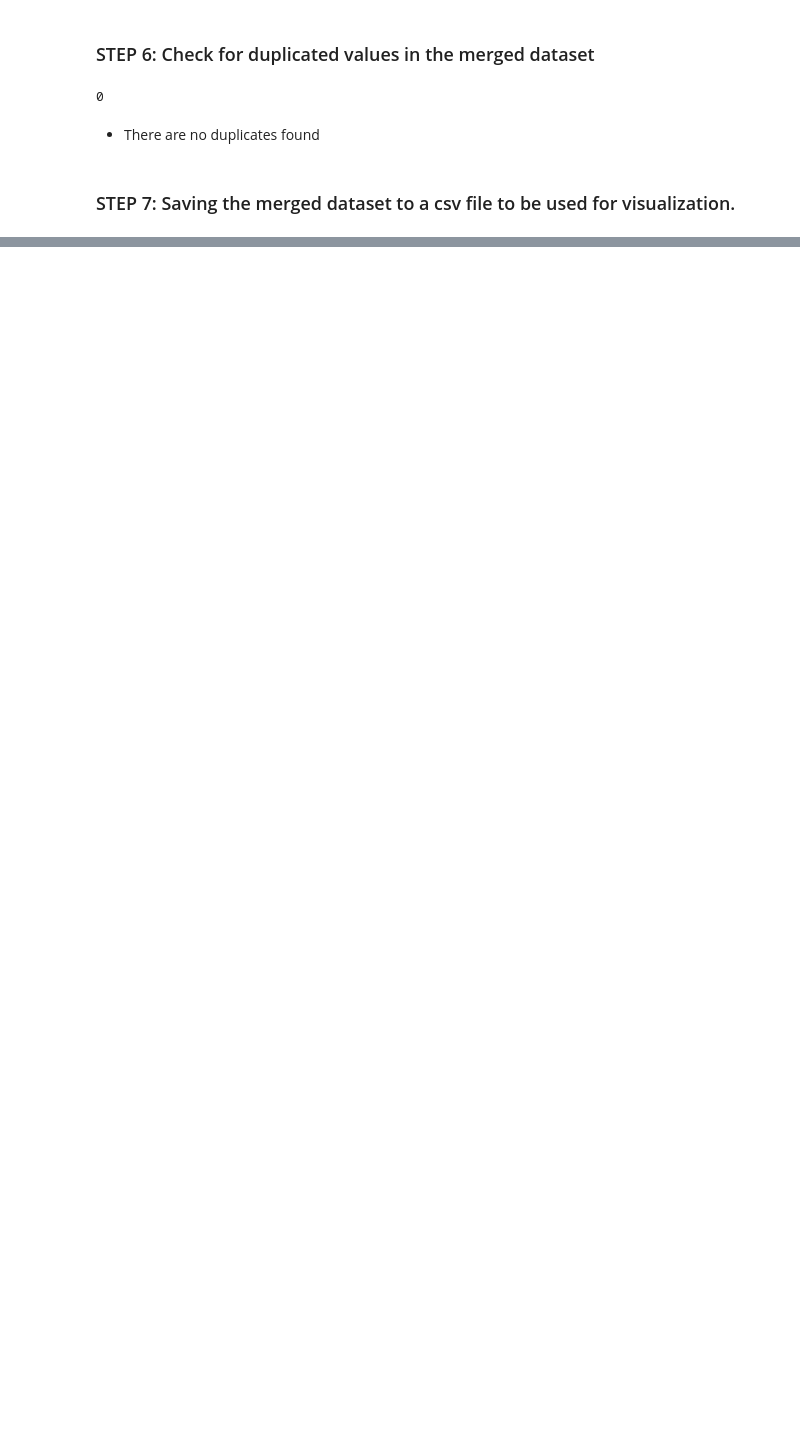
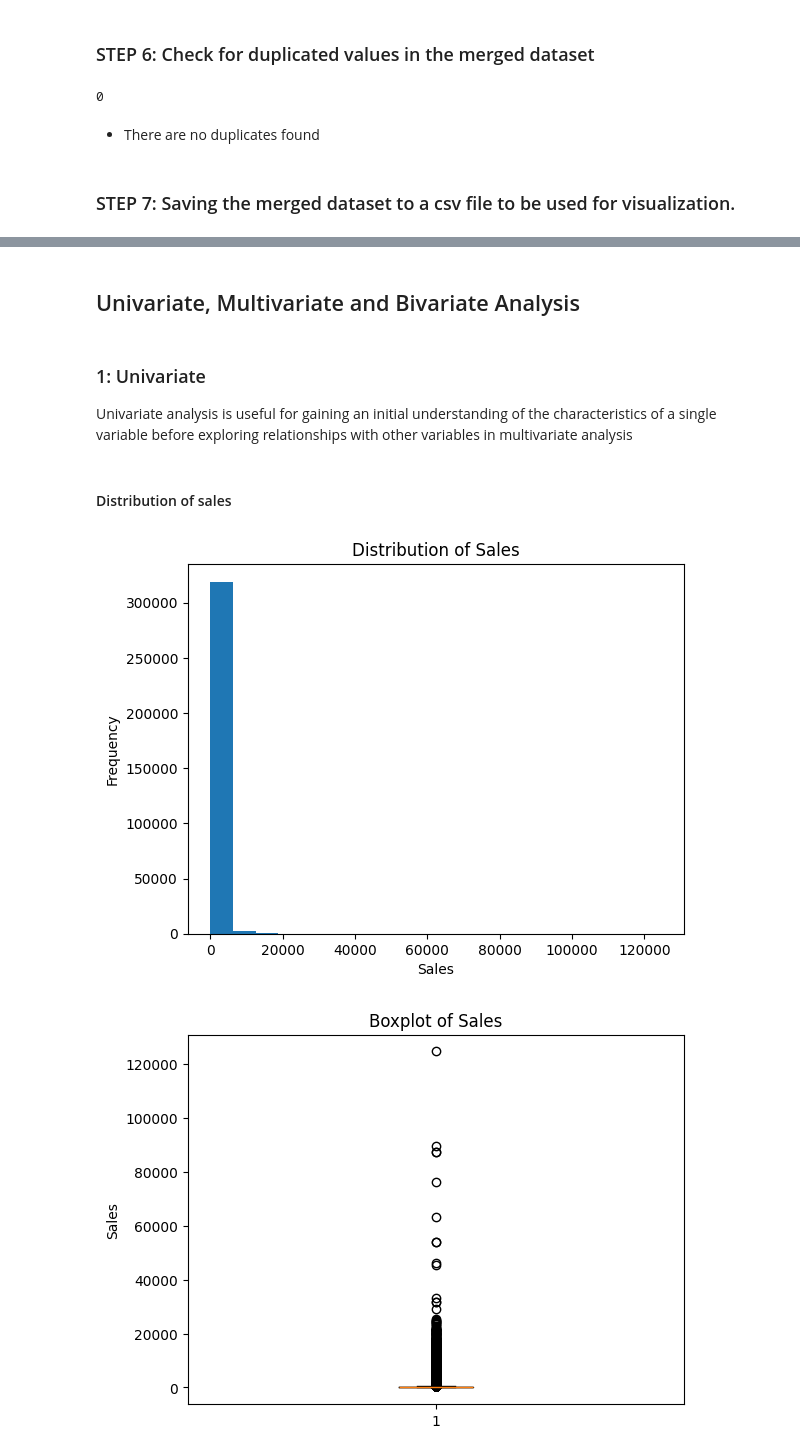
Before and after one commit to analystdee/LP3-Reggression-project, a Jupyter notebook: file.ipynb, the cells around one changed output, grey strips where cells are left out. Saved outputs shown, nothing was run; the diff lists cells and outputs as text; code cells hidden in the pictures; blank space fills up the shorter version.

```diff
--- a/file.ipynb
+++ b/file.ipynb
@@ -513,3 +540,26 @@ merged_data.head()
 | 2 | 73064 | 2013-02-11 | 1 | BEAUTY | 0.0 | 0 | Quito | Pichincha | D | 13 | ... |
 | 3 | 73065 | 2013-02-11 | 1 | BEVERAGES | 172.0 | 0 | Quito | Pichincha | D | 13 | ... |
 | 4 | 73066 | 2013-02-11 | 1 | BOOKS | 0.0 | 0 | Quito | Pichincha | D | 13 | ... |
+# %% [markdown]
+## Univariate, Multivariate and Bivariate Analysis
+# %% [markdown]
+### 1: Univariate
+Univariate analysis is useful for gaining an initial understanding of the characteristics of a single variable before exploring relationships with other variables in multivariate analysis
+# %% [markdown]
+#### Distribution of sales
+# %%
+# Histogram
+plt.hist(merged_data['sales'], bins=20)
+plt.xlabel('Sales')
+plt.ylabel('Frequency')
+plt.title('Distribution of Sales')
+plt.show()
+
+# Boxplot
+plt.boxplot(merged_data['sales'])
+plt.ylabel('Sales')
+plt.title('Boxplot of Sales')
+plt.show()
+# %% [output]
+[figure, added]
+[figure, added]
```
Also changed, not shown: parts of 18 cells of this notebook.
